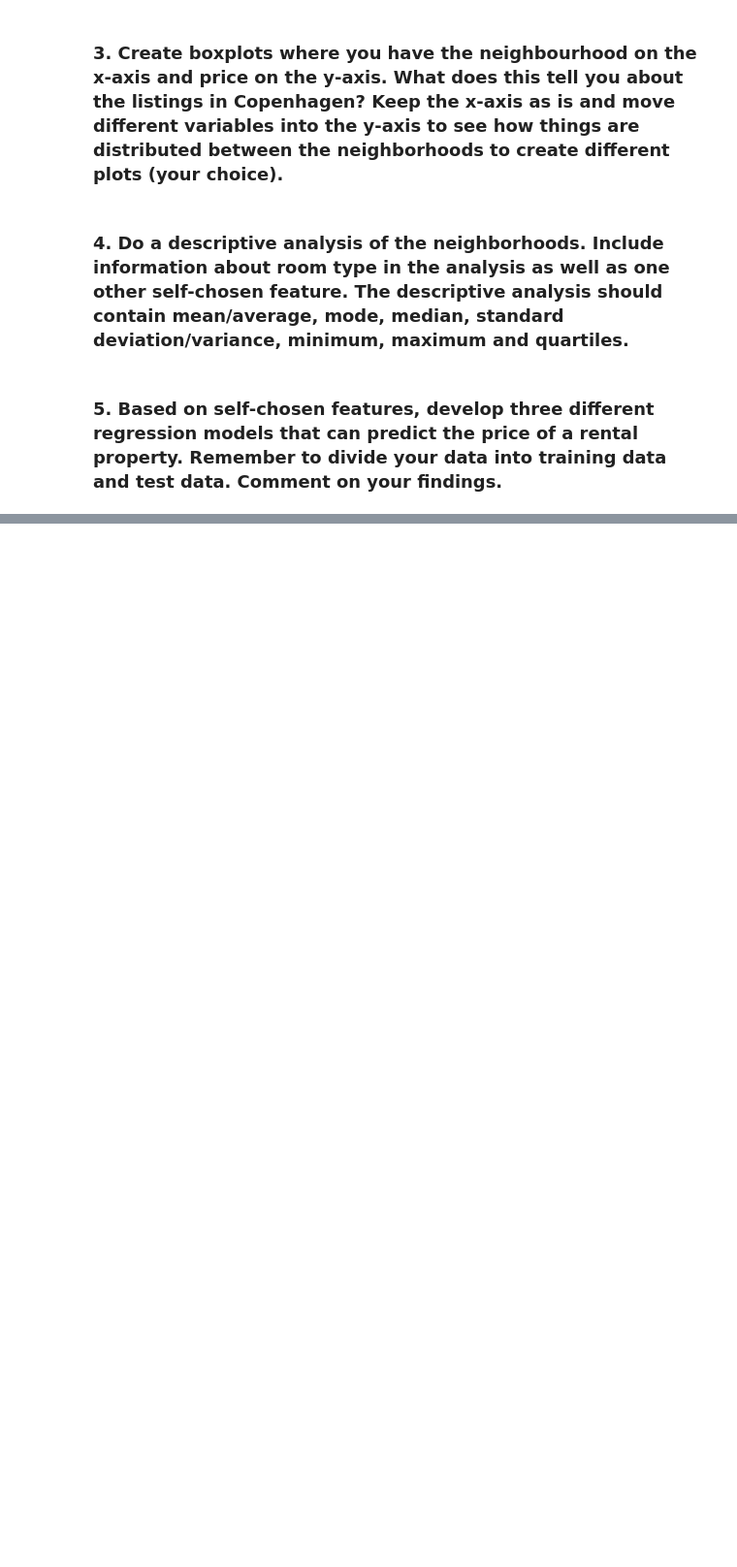
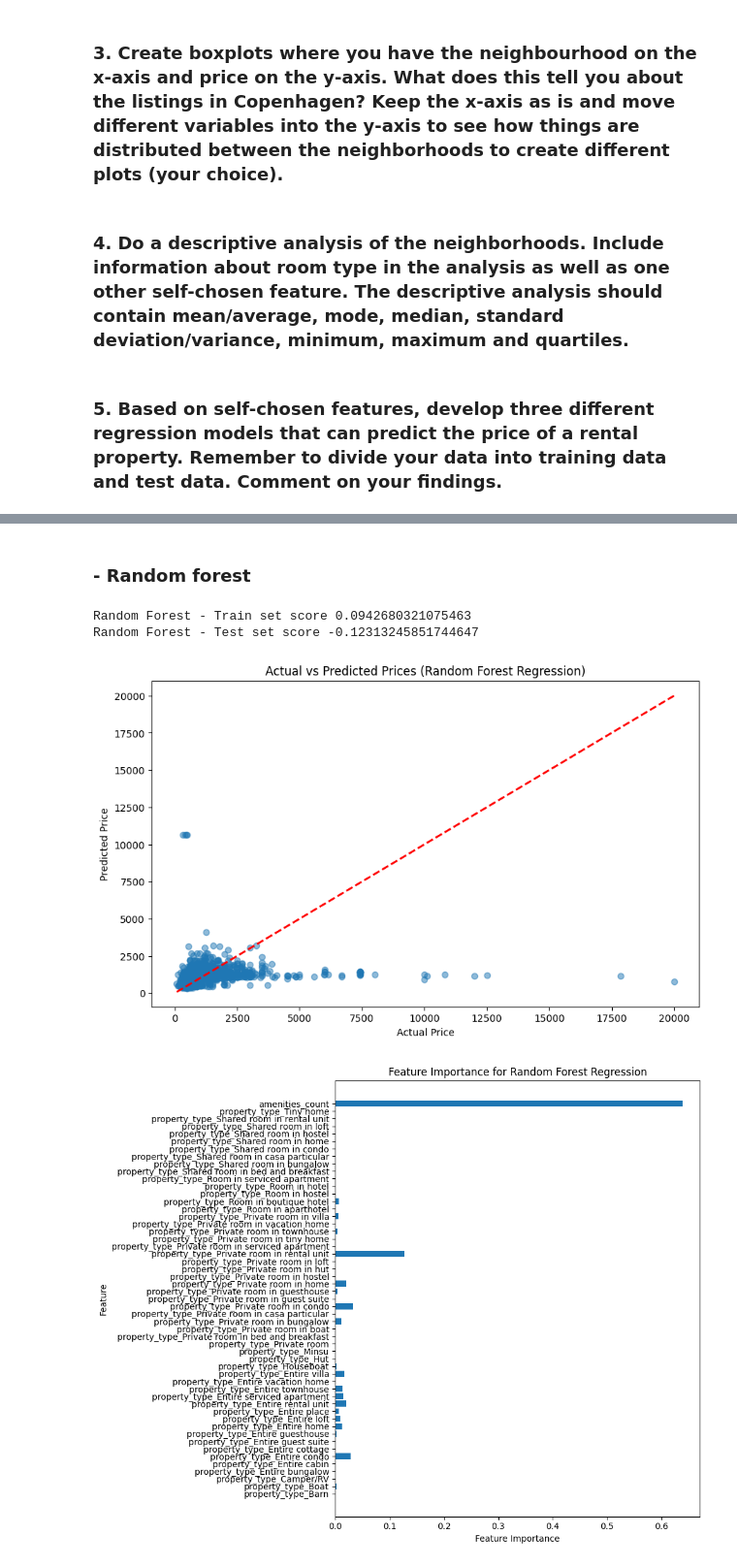
Before and after one commit to kkristiansd/MAL1handin, a Jupyter notebook: 1. Getting started - Copenhagen Airbnb (1).ipynb, the cells around one changed output, grey strips where cells are left out. Shown at 97% size. Saved outputs shown, nothing was run; the diff lists cells and outputs as text; code cells hidden in the pictures; blank space fills up the shorter version.

```diff
--- a/1. Getting started - Copenhagen Airbnb (1).ipynb
+++ b/1. Getting started - Copenhagen Airbnb (1).ipynb
@@ -167,0 +342,42 @@ plt.show()
+# %% [markdown]
+### - Random forest
+# %%
+from sklearn.ensemble import RandomForestRegressor
+
+# train a Random Forest model
+random_forest_reg = RandomForestRegressor(n_estimators=100, random_state=555)
+random_forest_reg.fit(x_train, y_train)
+
+# make predictions on the test set
+predict_forest = random_forest_reg.predict(x_test)
+
+# display model performance scores
+print("Random Forest - Train set score", random_forest_reg.score(x_train, y_train))
+print("Random Forest - Test set score", random_forest_reg.score(x_test, y_test))
+
+# plot Actual vs Predicted prices
+plt.figure(figsize=(10, 6))
+plt.scatter(y_test, predict_forest, alpha=0.5)
+plt.plot([y_test.min(), y_test.max()], [y_test.min(), y_test.max()], 'r--', lw=2)
+plt.xlabel('Actual Price')
+plt.ylabel('Predicted Price')
+plt.title('Actual vs Predicted Prices (Random Forest Regression)')
+plt.show()
+
+# feature importance for Random Forest
+importances_forest = random_forest_reg.feature_importances_
+
+# create a bar plot for the feature importances
+plt.figure(figsize=(10, 8))
+plt.barh(range(n_features), importances_forest, align='center')
+plt.yticks(np.arange(n_features), feature_names, rotation=0)
+plt.xlabel("Feature Importance")
+plt.ylabel("Feature")
+plt.title("Feature Importance for Random Forest Regression")
+plt.tight_layout()
+plt.show()
+# %% [output]
+Random Forest - Train set score 0.0942680321075463
+Random Forest - Test set score -0.12313245851744647
+[figure, added]
+[figure, added]
```
Also changed, not shown: parts of 12 cells of this notebook.
